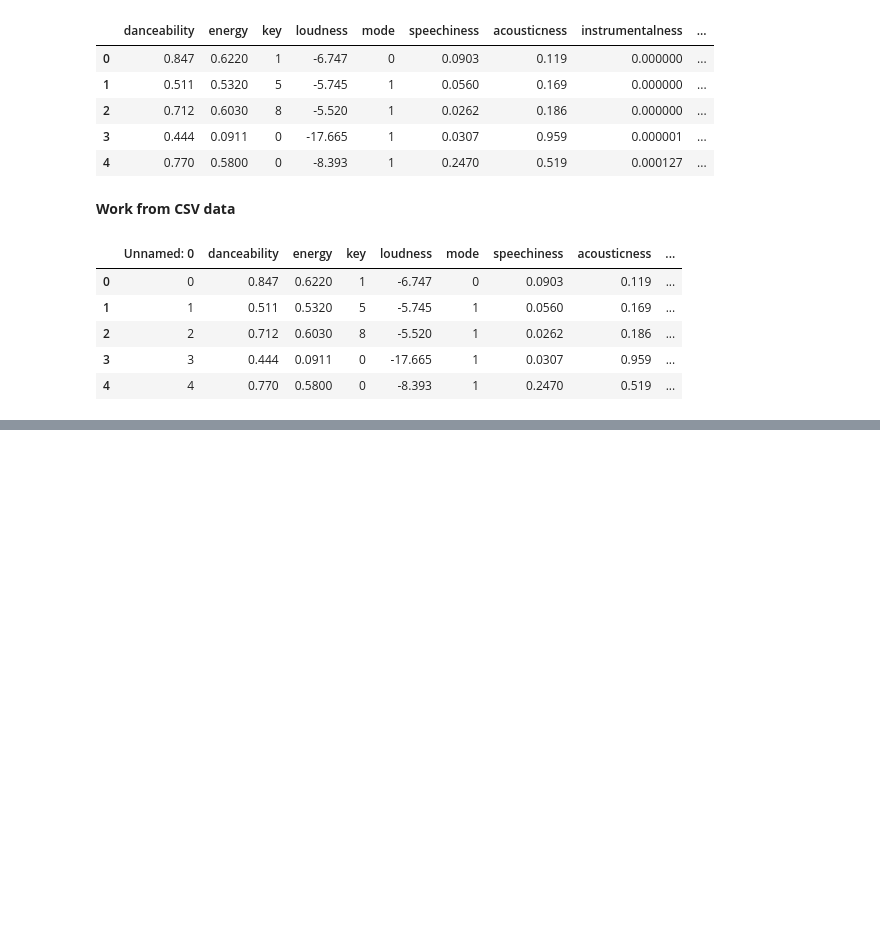
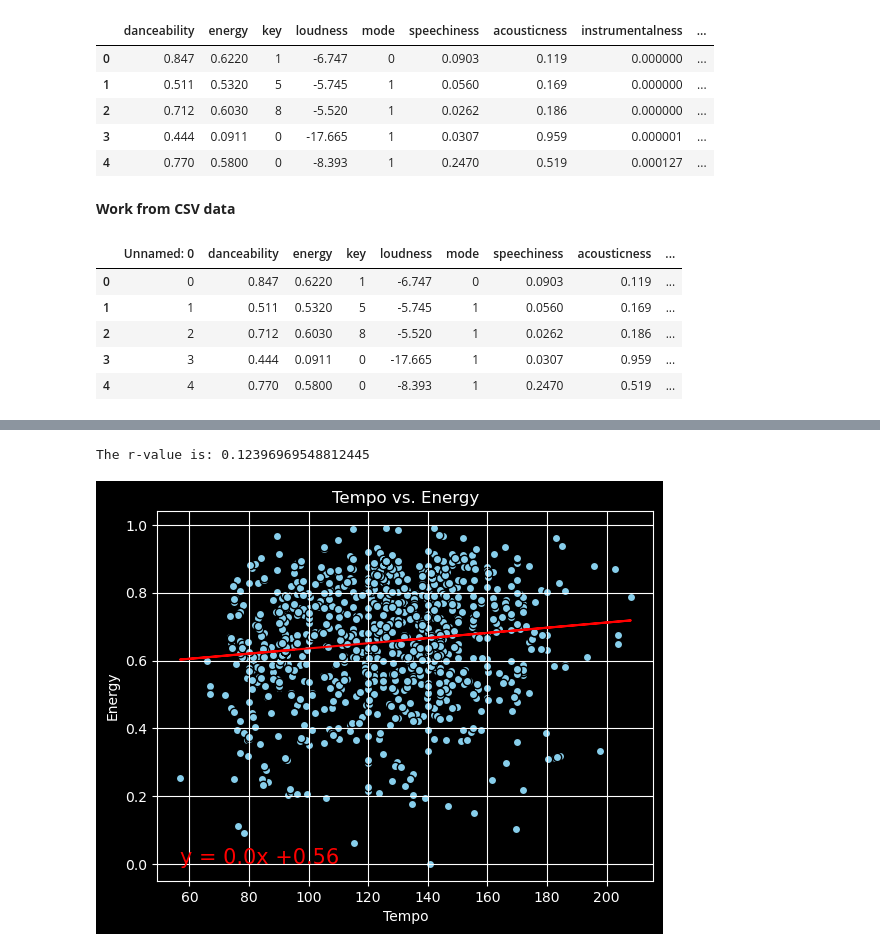
Before and after one commit to amdruggan/project_1, a Jupyter notebook: Resources/main.ipynb, the cells around one changed output, grey strips where cells are left out. Saved outputs shown, nothing was run; the diff lists cells and outputs as text; code cells hidden in the pictures; blank space fills up the shorter version.

```diff
--- a/Resources/main.ipynb
+++ b/Resources/main.ipynb
@@ -102,0 +140,6 @@ merged_df
+# %%
+# Test the function music_plot()
+music_plot(merged_df['tempo'], merged_df['energy'])
+# %% [output]
+The r-value is: 0.12396969548812445
+[figure, added]
```
Also changed, not shown: parts of 7 cells of this notebook, 3 other files.
